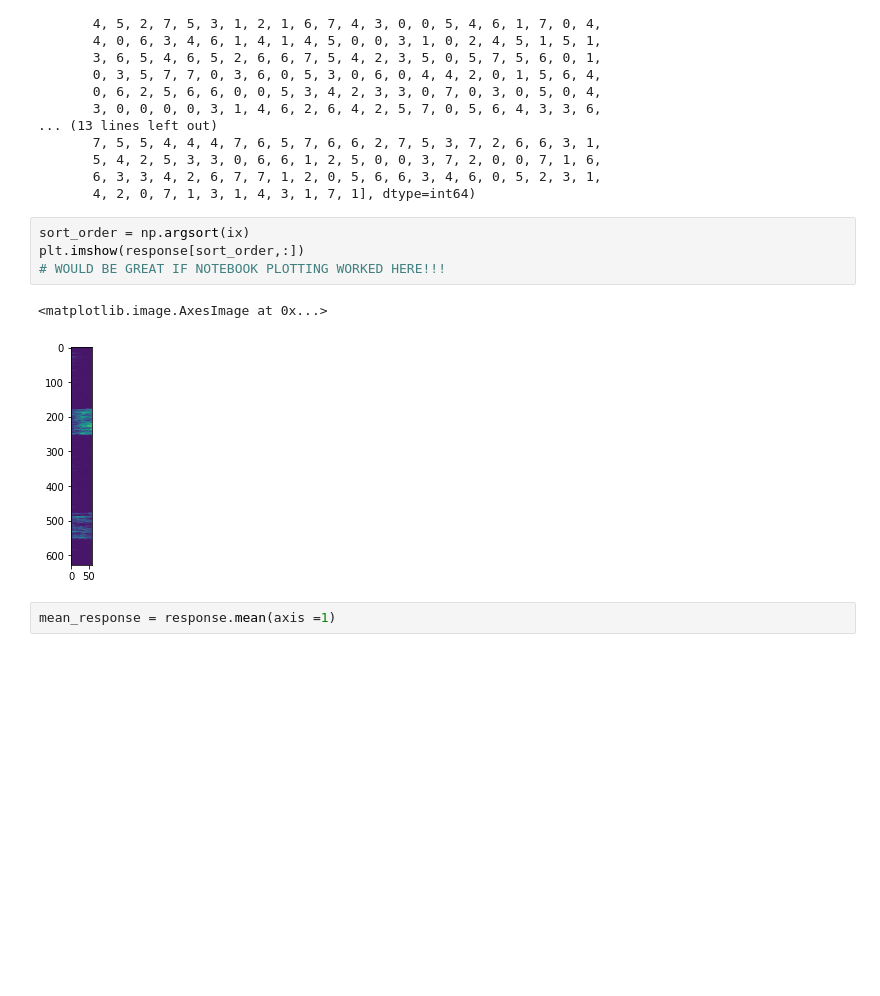
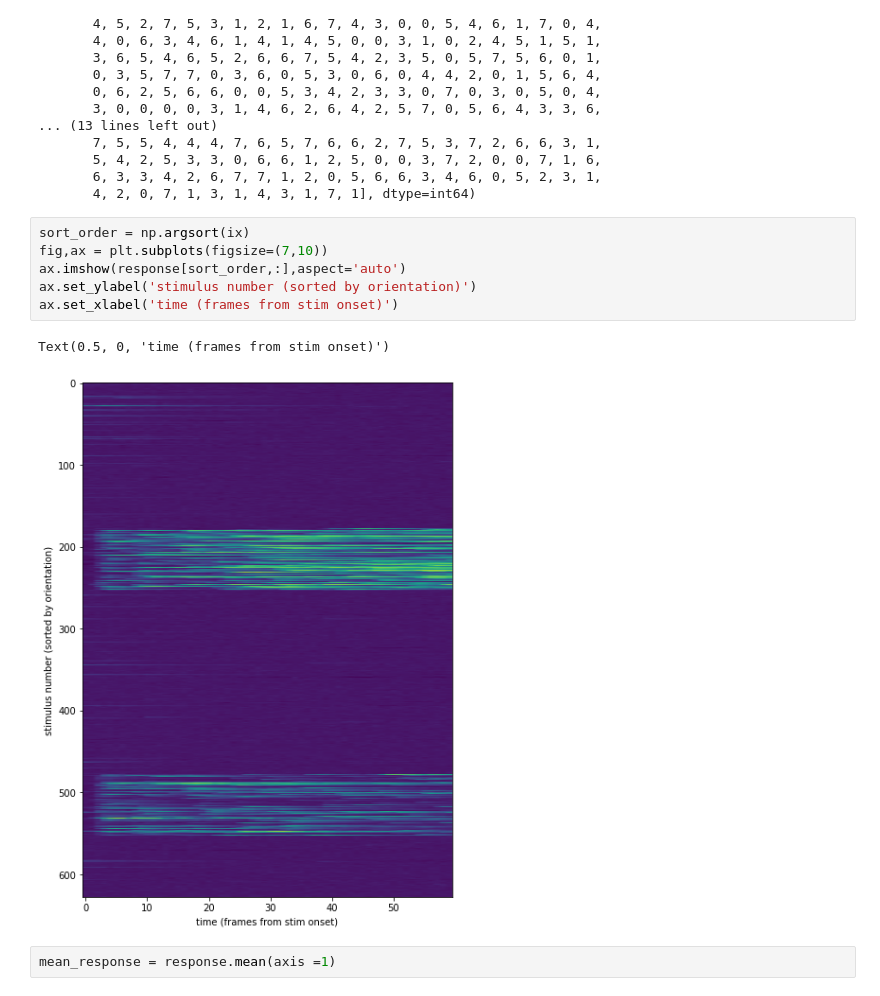
Before and after one commit to ryraut/swdb_2023, a Jupyter notebook: Day1/Day1WorkshopDraft.ipynb, the cells around one changed output. Drawn from its saved outputs; the diff is of its cells as text; blank space fills up the shorter version.

```diff
--- a/Day1/Day1WorkshopDraft.ipynb
+++ b/Day1/Day1WorkshopDraft.ipynb
@@ -401,11 +401,13 @@ array([1, 2, 6, 0, 2, 6, 3, 6, 1, 0, 5, 2, 0, 0, 3, 5, 6, 0, 5, 7, 4, 7,
        4, 2, 0, 7, 1, 3, 1, 4, 3, 1, 7, 1], dtype=int64)
 # %%
 sort_order = np.argsort(ix)
-plt.imshow(response[sort_order,:])
-# WOULD BE GREAT IF NOTEBOOK PLOTTING WORKED HERE!!!
+fig,ax = plt.subplots(figsize=(7,10))
+ax.imshow(response[sort_order,:],aspect='auto')
+ax.set_ylabel('stimulus number (sorted by orientation)')
+ax.set_xlabel('time (frames from stim onset)')
 # %% [output]
-<matplotlib.image.AxesImage at 0x...>
+Text(0.5, 0, 'time (frames from stim onset)')
-[figure, old version]
+[figure, new version]
 # %%
 mean_response = response.mean(axis =1)
 # %%
```
Also changed, not shown: parts of 9 cells of this notebook.
